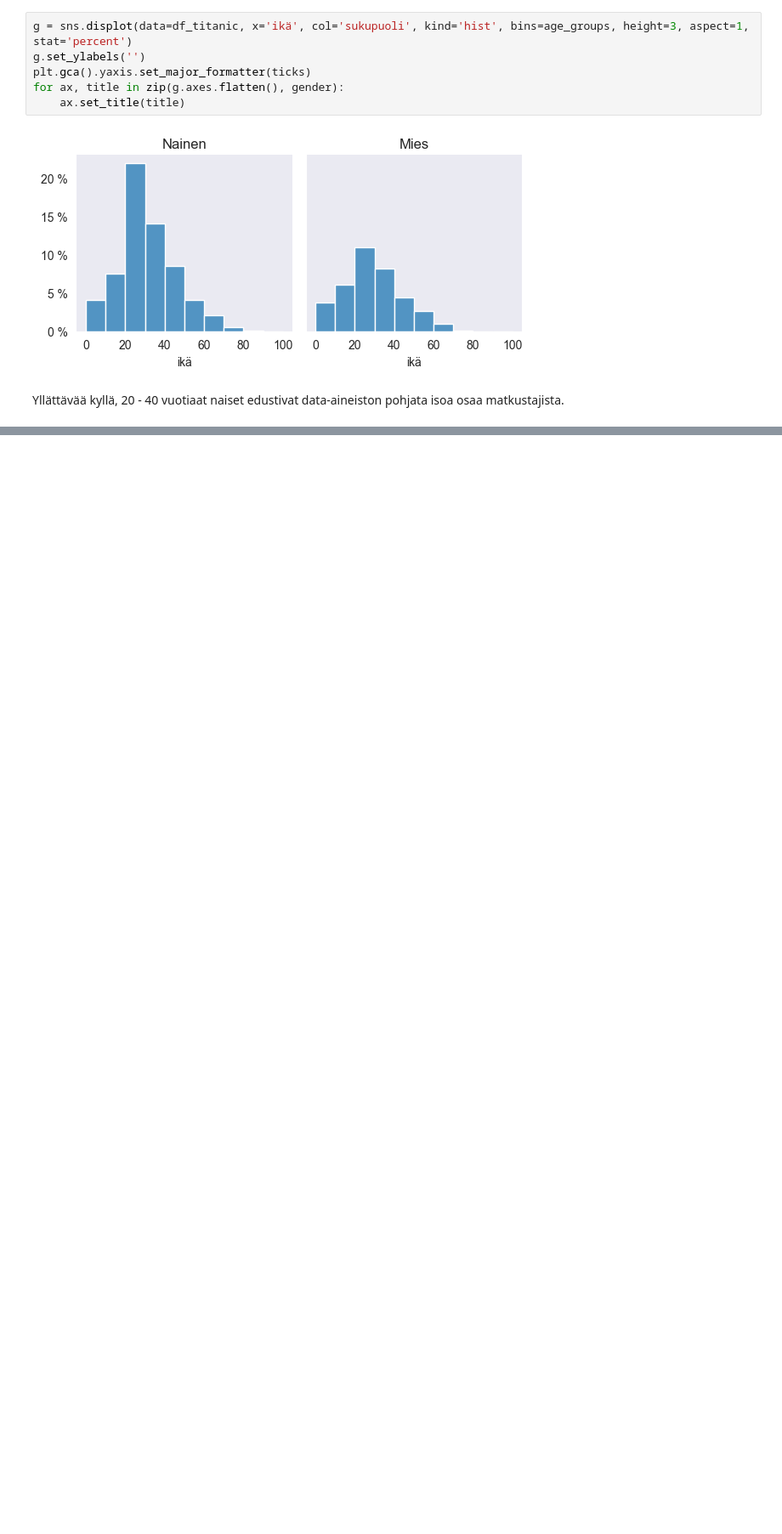
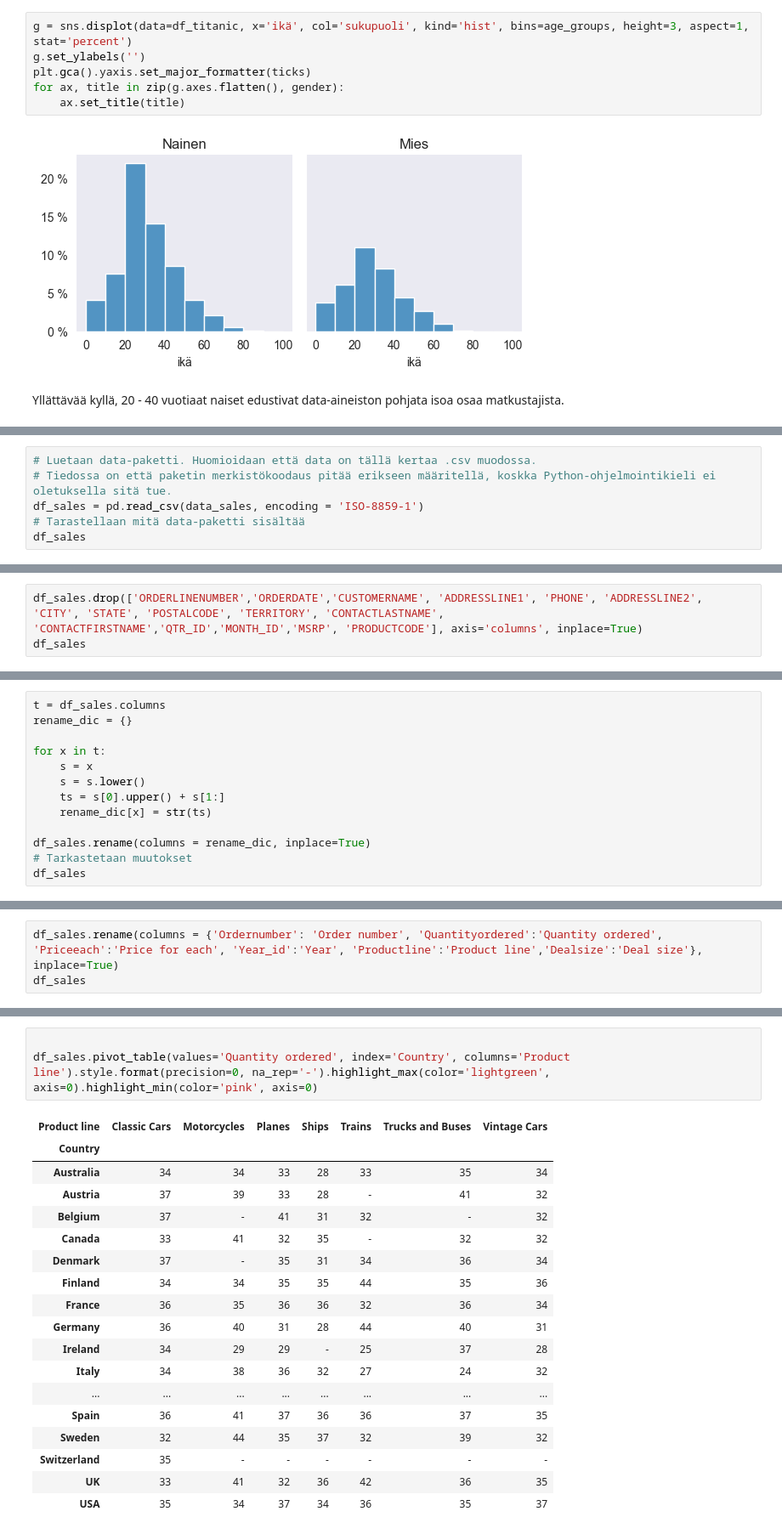
Before and after one commit to TatuE/Data_analytics, a Jupyter notebook: Tehtava_1_kuvaileva_&_selittava.ipynb, the cells around one changed output, grey strips where cells are left out. Shown at 85% size. Saved outputs shown, nothing was run; the diff lists cells and outputs as text; blank space fills up the shorter version.

```diff
--- a/Tehtava_1_kuvaileva_&_selittava.ipynb
+++ b/Tehtava_1_kuvaileva_&_selittava.ipynb
@@ -236,0 +356,6 @@ Yllättävää kyllä, 20 - 40 vuotiaat naiset edustivat data-aineiston pohjata
+# %%
+# Luetaan data-paketti. Huomioidaan että data on tällä kertaa .csv muodossa.
+# Tiedossa on että paketin merkistökoodaus pitää erikseen määritellä, koskka Python-ohjelmointikieli ei oletuksella sitä tue.
+df_sales = pd.read_csv(data_sales, encoding = 'ISO-8859-1')
+# Tarastellaan mitä data-paketti sisältää
+df_sales
@@ -236,0 +378,3 @@ Yllättävää kyllä, 20 - 40 vuotiaat naiset edustivat data-aineiston pohjata
+# %%
+df_sales.drop(['ORDERLINENUMBER','ORDERDATE','CUSTOMERNAME', 'ADDRESSLINE1', 'PHONE', 'ADDRESSLINE2', 'CITY', 'STATE', 'POSTALCODE', 'TERRITORY', 'CONTACTLASTNAME', 'CONTACTFIRSTNAME','QTR_ID','MONTH_ID','MSRP', 'PRODUCTCODE'], axis='columns', inplace=True)
+df_sales
@@ -236,0 +397,13 @@ Yllättävää kyllä, 20 - 40 vuotiaat naiset edustivat data-aineiston pohjata
+# %%
+t = df_sales.columns
+rename_dic = {}
+
+for x in t:
+    s = x
+    s = s.lower()
+    ts = s[0].upper() + s[1:]
+    rename_dic[x] = str(ts)
+
+df_sales.rename(columns = rename_dic, inplace=True)
+# Tarkastetaan muutokset
+df_sales
@@ -236,0 +426,3 @@ Yllättävää kyllä, 20 - 40 vuotiaat naiset edustivat data-aineiston pohjata
+# %%
+df_sales.rename(columns = {'Ordernumber': 'Order number', 'Quantityordered':'Quantity ordered', 'Priceeach':'Price for each', 'Year_id':'Year', 'Productline':'Product line','Dealsize':'Deal size'}, inplace=True)
+df_sales
@@ -236,0 +466,22 @@ Yllättävää kyllä, 20 - 40 vuotiaat naiset edustivat data-aineiston pohjata
+# %%
+
+df_sales.pivot_table(values='Quantity ordered', index='Country', columns='Product line').style.format(precision=0, na_rep='-').highlight_max(color='lightgreen', axis=0).highlight_min(color='pink', axis=0)
+# %% [output]
+| Product line | Classic Cars | Motorcycles | Planes | Ships | Trains | Trucks and Buses | Vintage Cars |
+| Country |  |  |  |  |  |  |  |
+| Australia | 34 | 34 | 33 | 28 | 33 | 35 | 34 |
+| Austria | 37 | 39 | 33 | 28 | - | 41 | 32 |
+| Belgium | 37 | - | 41 | 31 | 32 | - | 32 |
+| Canada | 33 | 41 | 32 | 35 | - | 32 | 32 |
+| Denmark | 37 | - | 35 | 31 | 34 | 36 | 34 |
+| Finland | 34 | 34 | 35 | 35 | 44 | 35 | 36 |
+| France | 36 | 35 | 36 | 36 | 32 | 36 | 34 |
+| Germany | 36 | 40 | 31 | 28 | 44 | 40 | 31 |
+| Ireland | 34 | 29 | 29 | - | 25 | 37 | 28 |
+| Italy | 34 | 38 | 36 | 32 | 27 | 24 | 32 |
+| ... | ... | ... | ... | ... | ... | ... | ... |
+| Spain | 36 | 41 | 37 | 36 | 36 | 37 | 35 |
+| Sweden | 32 | 44 | 35 | 37 | 32 | 39 | 32 |
+| Switzerland | 35 | - | - | - | - | - | - |
+| UK | 33 | 41 | 32 | 36 | 42 | 36 | 35 |
+| USA | 35 | 34 | 37 | 34 | 36 | 35 | 37 |
```
Also changed, not shown: parts of 30 cells of this notebook.
